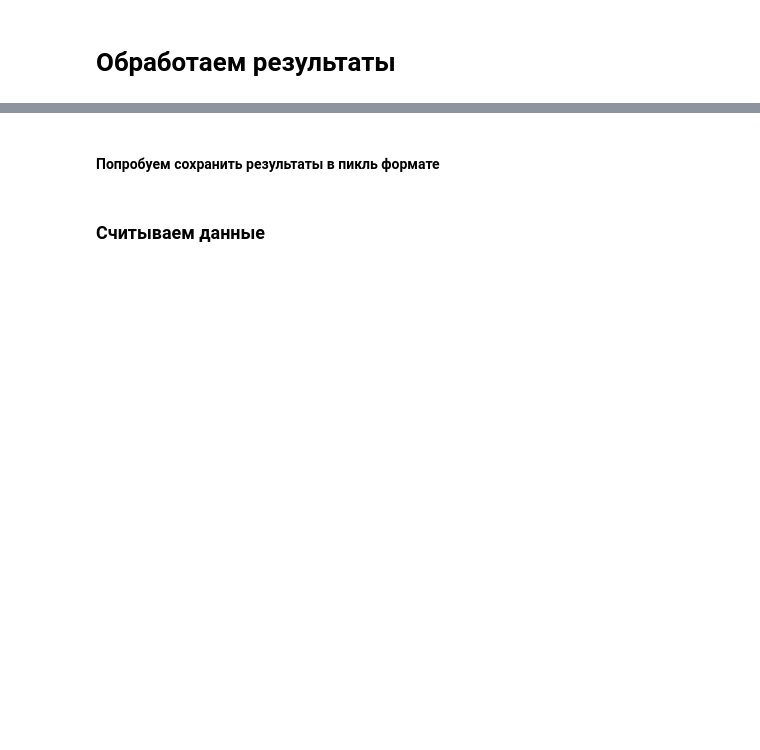
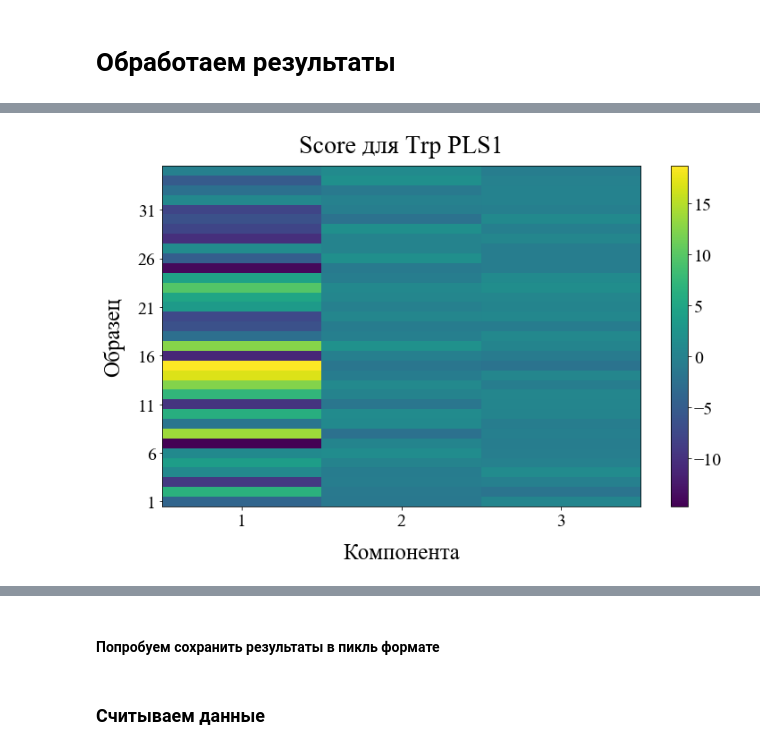
Before and after one commit to 89605502155/course-work-2, a Jupyter notebook: PLS1_regression.ipynb, the cells around one changed output, grey strips where cells are left out. Saved outputs shown, nothing was run; the diff lists cells and outputs as text; code cells hidden in the pictures; blank space fills up the shorter version.

```diff
--- a/PLS1_regression.ipynb
+++ b/PLS1_regression.ipynb
@@ -70,0 +73,4 @@ print("Правильность на тестовом наборе: {:.2f}".form
+# %%
+pls3 = PLSRegression(n_components=3,scale=False,max_iter=10000,tol=1e-06)
+# %%
+pls3.fit(Xdata_numpy['X'],Ydata.iloc[:,2])
@@ -70,0 +110,18 @@ print("Правильность на тестовом наборе: {:.2f}".form
+# %%
+import matplotlib as mpl
+mpl.rc('font',family='Times New Roman')
+plt.figure(figsize=(12,7))
+plt.imshow(pls3.x_scores_,aspect="auto", origin='lower')
+plt.ylabel("Образец" , fontsize=25,labelpad=15)
+
+plt.xlabel("Компонента",  fontsize=25,labelpad=15)
+plt.title("Score для Trp PLS1",  {'fontname':'Times New Roman'}, fontsize=28,loc="center" ,pad=15)
+plt.yticks(idi,indexi,fontsize=20)
+plt.xticks(ind,indexx,fontsize=20)
+cbar = plt.colorbar()
+cbar.ax.tick_params(labelsize=20)
+
+plt.savefig('Score PLS1 для Trp.png', format='png', dpi=1024)
+plt.show();
+# %% [output]
+[figure, added]
```
Also changed, not shown: parts of 16 cells of this notebook, 5 other files.
